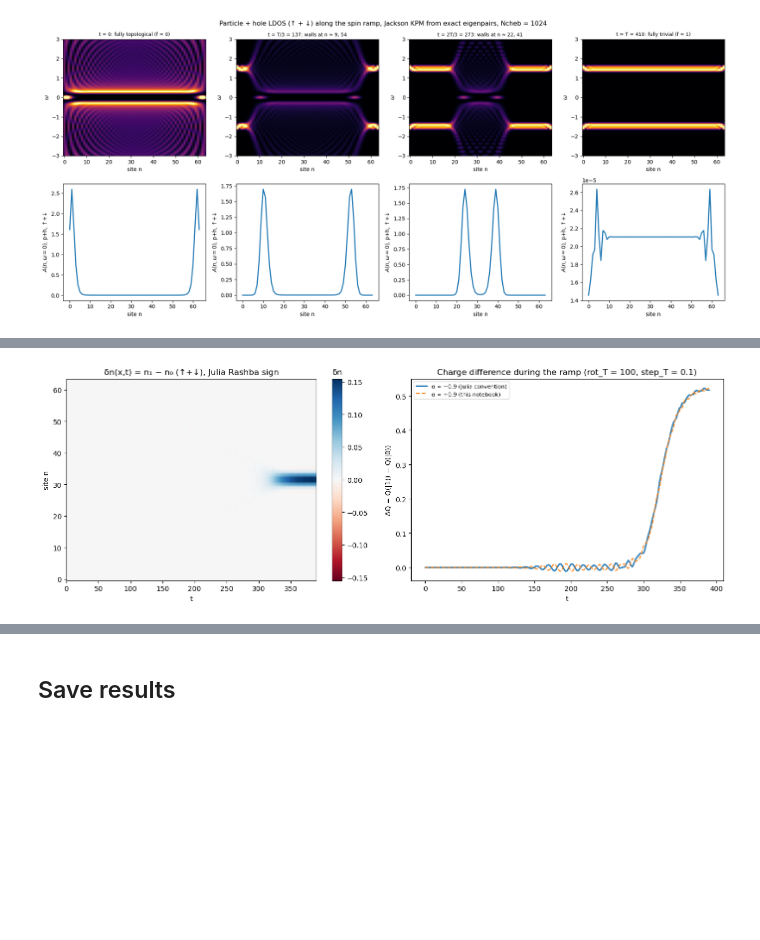
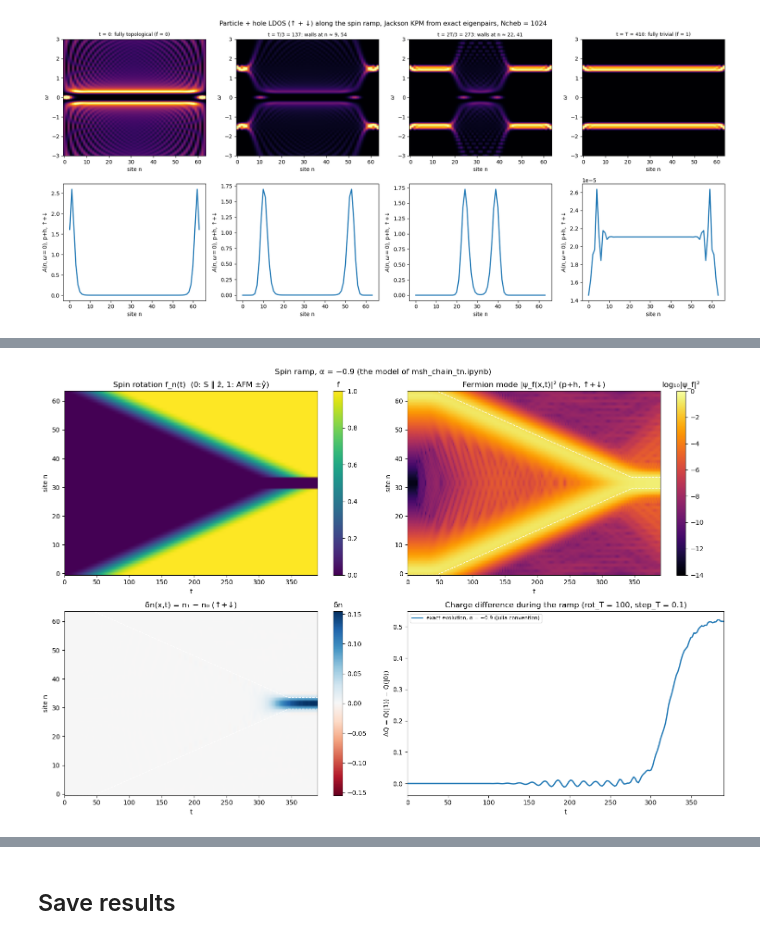
Before and after one commit to alasko5/MSH_Tensor_Network_Methods, a Jupyter notebook: msh_chain_python_ed.ipynb, the cells around one changed output, grey strips where cells are left out. Cells and saved outputs as stored; diff of their text form; code cells hidden in the pictures; blank space fills up the shorter version.

```diff
--- a/msh_chain_python_ed.ipynb
+++ b/msh_chain_python_ed.ipynb
@@ -467,15 +465,18 @@ for j, (name, f) in enumerate(mz_cases):
     print(f"  ‖Cγᵢ − γᵢ‖ = {np.round(np.linalg.norm(PHconj(g) - g, axis=0), 17)},  "
           f"max|⟨γᵢ|γⱼ⟩ − δᵢⱼ| = {np.max(np.abs(dag(g) @ g - np.eye(2))):.1e},  "
           f"max|Re H_ij| = {np.max(np.abs((dag(g) @ H @ g).real)):.1e}")
-    print(f"  E_f = {r['E_f']:.3e} (exact {E_sorted[1]:.3e})")
     results[f"mzm_centers_{j}"], results[f"mzm_E_f_{j}"] = r["centers"], r["E_f"]
     results[f"mzm_gamma_weight_{j}"] = np.stack([sum(particle_hole_weights(g[:, [i]]))[:, 0] for i in range(2)])
+    u, v = particle_hole_weights(r["psi_f"][:, None])
+    print(f"  normalization Σₙ|γ₁(n)|², Σₙ|γ₂(n)|², Σₙ(|u|² + |v|²) of ψf = "
+          f"{results[f'mzm_gamma_weight_{j}'][0].sum():.12f}, {results[f'mzm_gamma_weight_{j}'][1].sum():.12f}, "
+          f"{u.sum() + v.sum():.12f}")
+    print(f"  E_f = {r['E_f']:.3e} (exact {E_sorted[1]:.3e})")
     for i in range(2):
         ax[j, 0].semilogy(np.arange(N), np.maximum(results[f"mzm_gamma_weight_{j}"][i], 1e-30), "o-", ms=3,
                           label=f"γ{i+1}  (⟨x⟩ = {r['centers'][i]:.1f})")
     ax[j, 0].set_ylim(1e-30, 1); ax[j, 0].set_title(name, fontsize=9); ax[j, 0].legend(fontsize=8)
     ax[j, 0].set_xlabel("site n"); ax[j, 0].set_ylabel("|γ(n)|²  (p+h, ↑+↓)")
-    u, v = particle_hole_weights(r["psi_f"][:, None])
     ax[j, 1].plot(np.arange(N), u, lw=2, label="particle |u|²")
     ax[j, 1].plot(np.arange(N), v, "--", lw=2, label="hole |v|²")
     ax[j, 1].set_title(f"ψ_f = (γ₁ + iγ₂)/√2,  E_f = {r['E_f']:.2g}", fontsize=9); ax[j, 1].legend(fontsize=8)
@@ -600,12 +619,26 @@ def run_spin_ramp(L, dt=0.1, nsnap=200, model_kw={}, **paramsT):
     T = ramp_duration(N, **paramsT)
     nsteps = int(round(T / dt)); dt = T / nsteps
     r0 = majorana_fermion(ham(ramp_f(0.0, N, **paramsT)))
-    psi = np.stack([PHconj(r0["psi_f"][:, None])[:, 0], r0["psi_f"]], axis=1)   # (Cψf, ψf)
+    psi = r0["M"].copy()                          # full 4N x 4N BdG unitary: column 2N = ψf, column 2N−1 = Cψf
+
+    # logical states as masks over the columns of psi (as in the CZ / QFT / period-finding notebooks)
+    n_states = 2
+    masks = np.zeros((n_states, 4*N), bool)       # columns 2N+1 … 4N−1 (excited states) empty
+    masks[1, 2*N] = True                          # |1⟩: fermion mode ψf filled; |0⟩: empty
+    masks[:, :2*N] = np.flip(~masks[:, 2*N:], axis=1)   # particle-hole partners: column 2N−1−k = C(column 2N+k)
+
     snap = set(np.round(np.linspace(1, nsteps + 1, nsnap + 1)).astype(int) - 1)   # same samples as Julia
-    ts, dQ_t, dn_t = [], [], []
+    ts, charge_density_t, W_t, dQ_single, dn_single = [], [], [], [], []
     for l in range(nsteps + 1):
         if l in snap:
-            ts.append(l * dt); dQ_t.append(dQ_mode(psi[:, 1])); dn_t.append(dn_mode(psi[:, 1]))
+            ts.append(l * dt)
+            cd = np.empty((n_states, N, 2))
+            for j in range(n_states):
+                G = psi[:, masks[j]] @ psi[:, masks[j]].T.conj()
+                cd[j] = np.diagonal(G).real.reshape(N, 4)[:, :2]   # ⟨n_x↑⟩, ⟨n_x↓⟩
+            charge_density_t.append(cd)
+            W_t.append(sum(particle_hole_weights(psi[:, [2*N]]))[:, 0])   # |ψf(x)|², p + h, ↑ + ↓
+            dQ_single.append(dQ_mode(psi[:, 2*N])); dn_single.append(dn_mode(psi[:, 2*N]))   # check
         if l == nsteps:
             break
         en_pert, psi_pert = np.linalg.eigh(ham(ramp_f((l + 0.5) * dt, N, **paramsT)))
@@ -615,13 +648,17 @@ def run_spin_ramp(L, dt=0.1, nsnap=200, model_kw={}, **paramsT):
     # end of ramp: overlap with the instantaneous ±E pair
     en, wf = np.linalg.eigh(ham(ramp_f(T, N, **paramsT)))
     ip = np.flatnonzero(en > 0)[0]
-    pp, pm = np.abs(wf[:, ip].conj() @ psi[:, 1])**2, np.abs(wf[:, ip - 1].conj() @ psi[:, 1])**2
+    pp, pm = np.abs(wf[:, ip].conj() @ psi[:, 2*N])**2, np.abs(wf[:, ip - 1].conj() @ psi[:, 2*N])**2
     sgn = -1 if pm > pp else 1
     if sgn == -1:
         pp, pm = pm, pp
+    charge_density_t = np.array(charge_density_t)                            # (n_t, n_states, N, 2)
+    dn_t = sgn * (charge_density_t[:, 1] - charge_density_t[:, 0]).sum(axis=-1).T   # N x n_t, n₁ − n₀
+    dQ_t = dn_t.sum(axis=0)
     return dict(T=T, dt=dt, E0=r0["E_f"], leak=1 - pp - pm, p_wrong=pm,
-                dQ_final=sgn * dQ_mode(psi[:, 1]), dQ_adiabatic=dQ_mode(wf[:, ip]),
-                times=np.array(ts), dQ_t=sgn * np.array(dQ_t), dn_t=sgn * np.array(dn_t).T)
+                dQ_final=dQ_t[-1], dQ_adiabatic=dQ_mode(wf[:, ip]),
+                times=np.array(ts), dQ_t=dQ_t, dn_t=dn_t, charge_density_t=charge_density_t, W_t=np.array(W_t).T,
+                dQ_t_single=sgn * np.array(dQ_single), dn_t_single=sgn * np.array(dn_single).T)
 
 ramp_params = dict(ell_final=4, rot_T=100.0, step_T=0.1)
 ramps = {}
@@ -630,24 +667,45 @@ for tag, alpha in (("paper", params["alpha"]), ("julia", -params["alpha"])):
     ramps[tag] = r
     print(f"α = {alpha:+.1f} ({tag:5s}): E(0) = {r['E0']:.1e}, leak = {r['leak']:.3e}, wrong branch = {r['p_wrong']:.1e}, "
           f"ΔQ(T) = {r['dQ_final']:+.6f} (adiabatic {r['dQ_adiabatic']:+.6f})")
+    print(f"    mask method vs single mode: max_t |ΔQ − ⟨ψf|τz|ψf⟩| = {np.max(np.abs(r['dQ_t'] - r['dQ_t_single'])):.1e}, "
+          f"max |δn − (|u|² − |v|²)| = {np.max(np.abs(r['dn_t'] - r['dn_t_single'])):.1e}")
     for key in ("times", "dQ_t", "dn_t", "leak", "p_wrong", "dQ_final", "dQ_adiabatic"):
         results[f"ramp_{tag}_{key}"] = r[key]
 print(f"max_t |ΔQ_paper(t) − ΔQ_julia(t)| = {np.max(np.abs(ramps['paper']['dQ_t'] - ramps['julia']['dQ_t'])):.1e}")
 ramp = ramps["julia"]
 
 N = 64
-fig, ax = plt.subplots(1, 2, figsize=(14, 5))
+ts = ramp["times"]
+lrbt = [ts[0], ts[-1], -0.5, N - 0.5]
+wl = ramp_wall(ts, N, **ramp_params); wr = N - 1 - wl                     # domain-wall centers
+fmap = np.array([[ramp_f(t, N, **ramp_params)(n) for t in ts] for n in range(N)])
+
+fig, ax = plt.subplots(2, 2, figsize=(15, 10))
+im = ax[0, 0].imshow(fmap, extent=lrbt, aspect="auto", origin="lower", cmap="viridis", clim=(0, 1))
+fig.colorbar(im, ax=ax[0, 0]).ax.set_title("f")
+ax[0, 0].set_title("Spin rotation f_n(t)  (0: S ∥ ẑ, 1: AFM ±ŷ)")
+
+im = ax[0, 1].imshow(np.log10(np.maximum(ramp["W_t"], 1e-14)), extent=lrbt, aspect="auto", origin="lower",
+                     cmap="inferno", clim=(-14, 0))
+fig.colorbar(im, ax=ax[0, 1]).ax.set_title("log₁₀|ψ_f|²")
+ax[0, 1].set_title("Fermion mode |ψ_f(x,t)|² (p+h, ↑+↓)")
+
 lim = np.max(np.abs(ramp["dn_t"]))
-im = ax[0].imshow(ramp["dn_t"], extent=[ramp["times"][0], ramp["times"][-1], -0.5, N-0.5], aspect="auto",
-                  origin="lower", cmap="RdBu", clim=(-lim, lim))
-fig.colorbar(im, ax=ax[0]).ax.set_title("δn")
-ax[0].set_xlabel("t"); ax[0].set_ylabel("site n")
-ax[0].set_title("δn(x,t) = n₁ − n₀ (↑+↓), Julia Rashba sign")
-ax[1].plot(ramps["julia"]["times"], ramps["julia"]["dQ_t"], lw=2, label="α = −0.9 (Julia convention)")
-ax[1].plot(ramps["paper"]["times"], ramps["paper"]["dQ_t"], "--", lw=1.5, label="α = +0.9 (this notebook)")
-ax[1].legend(fontsize=8)
-ax[1].set_xlabel("t"); ax[1].set_ylabel("ΔQ = Q(|1⟩) − Q(|0⟩)")
-ax[1].set_title(f"Charge difference during the ramp (rot_T = {ramp_params['rot_T']:g}, step_T = {ramp_params['step_T']:g})")
+im = ax[1, 0].imshow(ramp["dn_t"], extent=lrbt, aspect="auto", origin="lower", cmap="RdBu", clim=(-lim, lim))
+fig.colorbar(im, ax=ax[1, 0]).ax.set_title("δn")
+ax[1, 0].set_title("δn(x,t) = n₁ − n₀ (↑+↓)")
+
+for a in (ax[0, 1], ax[1, 0]):
+    a.plot(ts, wl, "w--", lw=1); a.plot(ts, wr, "w--", lw=1); a.set_ylim(-0.5, N - 0.5)
+for a in (ax[0, 0], ax[0, 1], ax[1, 0]):
+    a.set_xlabel("t"); a.set_ylabel("site n")
+
+ax[1, 1].plot(ts, ramp["dQ_t"], lw=2, label="exact evolution, α = −0.9 (Julia convention)")
+ax[1, 1].legend(fontsize=8)
+ax[1, 1].set_xlim(ts[0], ts[-1])
+ax[1, 1].set_xlabel("t"); ax[1, 1].set_ylabel("ΔQ = Q(|1⟩) − Q(|0⟩)")
+ax[1, 1].set_title(f"Charge difference during the ramp (rot_T = {ramp_params['rot_T']:g}, step_T = {ramp_params['step_T']:g})")
+fig.suptitle("Spin ramp, α = −0.9 (the model of msh_chain_tn.ipynb)")
 fig.tight_layout()
 plt.show()
 # %% [output]
@@ -656,5 +716,5 @@ plt.show()
 max_t |ΔQ_paper(t) − ΔQ_julia(t)| = 2.4e-02
-[figure, old version]
+[figure, new version]
 # %% [markdown]
 ### 7b. Interactive views of the ramp
 
```
Also changed, not shown: parts of 14 cells of this notebook, 3 other files.
